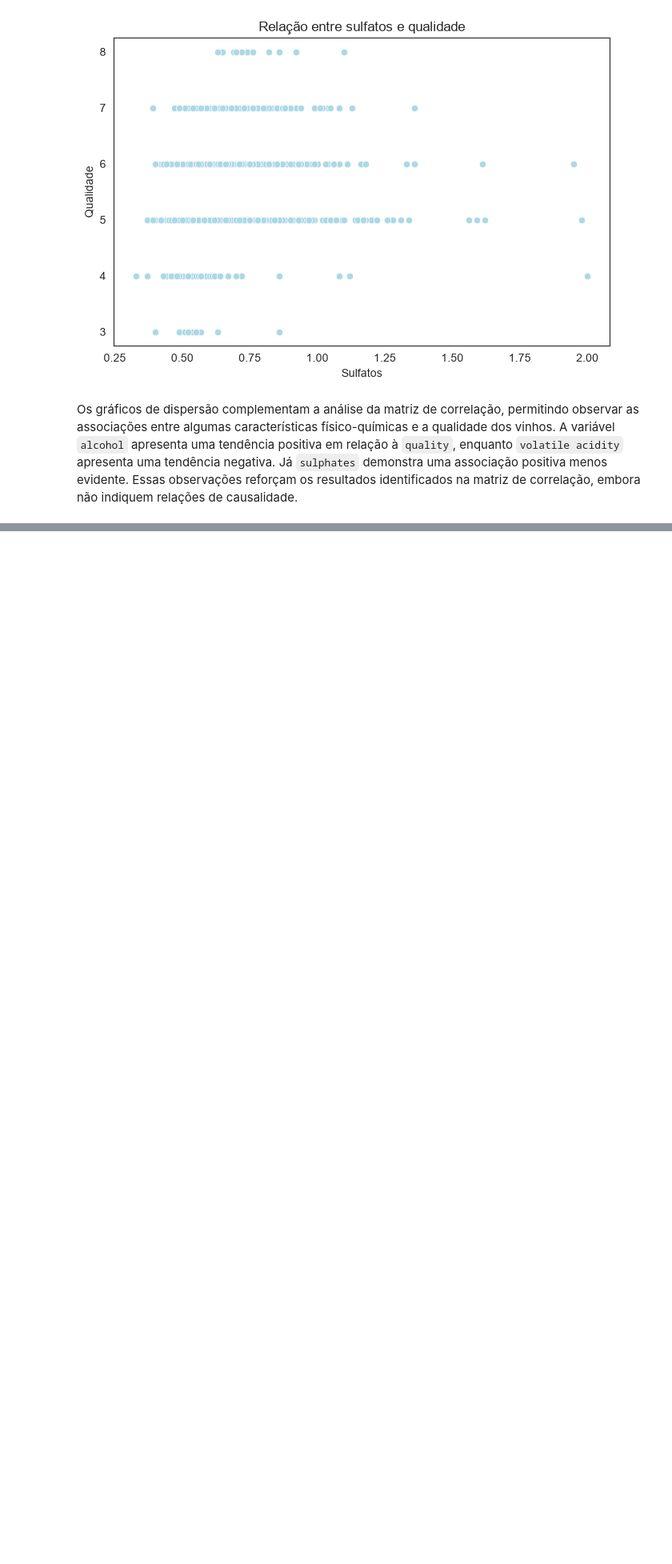
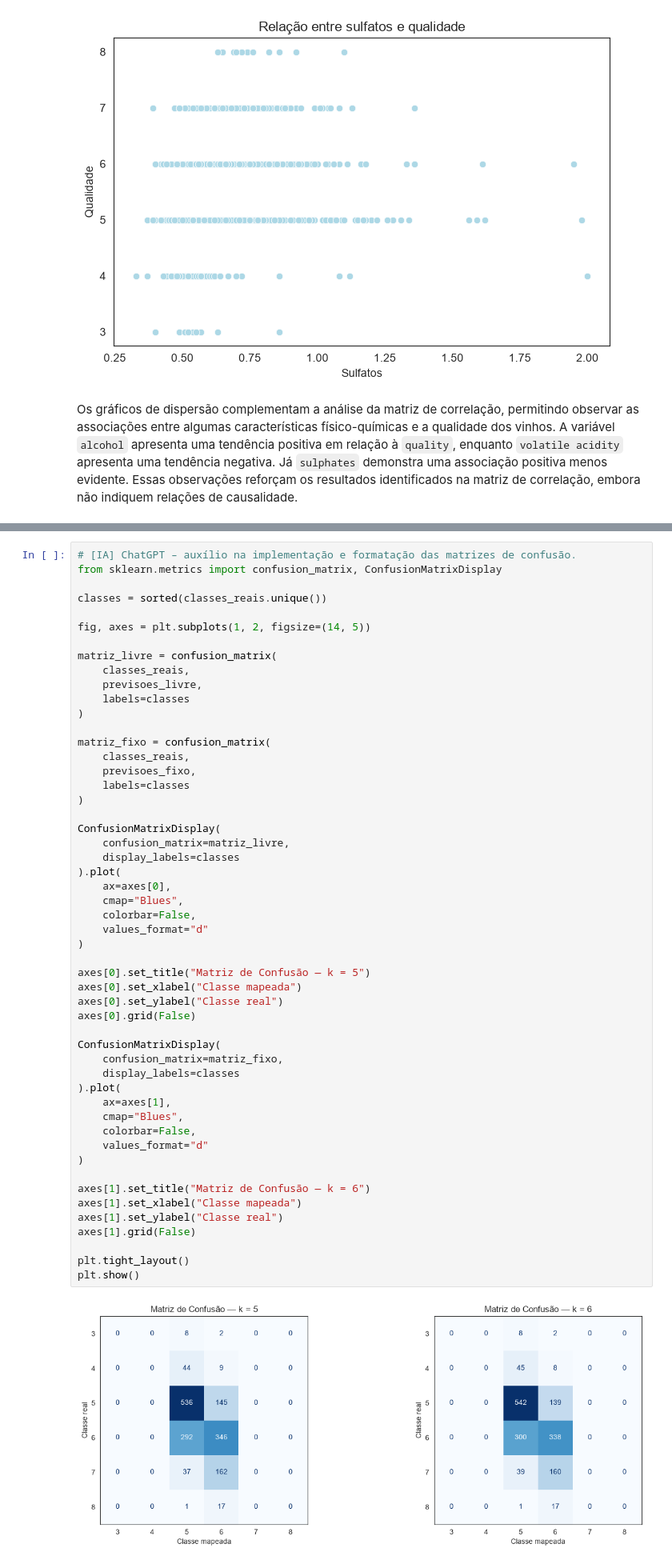
Before and after one commit to gabimontcruz/Projeto_AVD, a Jupyter notebook: notebooks/parte_comum/eda.ipynb, the cells around one changed output, grey strips where cells are left out. Shown at 80% size. Drawn from its saved outputs; the diff is of its cells as text; blank space fills up the shorter version.

```diff
--- a/notebooks/parte_comum/eda.ipynb
+++ b/notebooks/parte_comum/eda.ipynb
@@ -340,0 +578,54 @@ Nesta etapa, serão realizadas as verificações e os procedimentos necessários
+# %%
+# [IA] ChatGPT – auxílio na implementação e formatação das matrizes de confusão.
+from sklearn.metrics import confusion_matrix, ConfusionMatrixDisplay
+
+classes = sorted(classes_reais.unique())
+
+fig, axes = plt.subplots(1, 2, figsize=(14, 5))
+
+matriz_livre = confusion_matrix(
+    classes_reais,
+    previsoes_livre,
+    labels=classes
+)
+
+matriz_fixo = confusion_matrix(
+    classes_reais,
+    previsoes_fixo,
+    labels=classes
+)
+
+ConfusionMatrixDisplay(
+    confusion_matrix=matriz_livre,
+    display_labels=classes
+).plot(
+    ax=axes[0],
+    cmap="Blues",
+    colorbar=False,
+    values_format="d"
+)
+
+axes[0].set_title("Matriz de Confusão — k = 5")
+axes[0].set_xlabel("Classe mapeada")
+axes[0].set_ylabel("Classe real")
+axes[0].grid(False)
+
+ConfusionMatrixDisplay(
+    confusion_matrix=matriz_fixo,
+    display_labels=classes
+).plot(
+    ax=axes[1],
+    cmap="Blues",
+    colorbar=False,
+    values_format="d"
+)
+
+axes[1].set_title("Matriz de Confusão — k = 6")
+axes[1].set_xlabel("Classe mapeada")
+axes[1].set_ylabel("Classe real")
+axes[1].grid(False)
+
+plt.tight_layout()
+plt.show()
+# %% [output]
+[figure, added]
```
Also changed, not shown: parts of 31 cells of this notebook.
